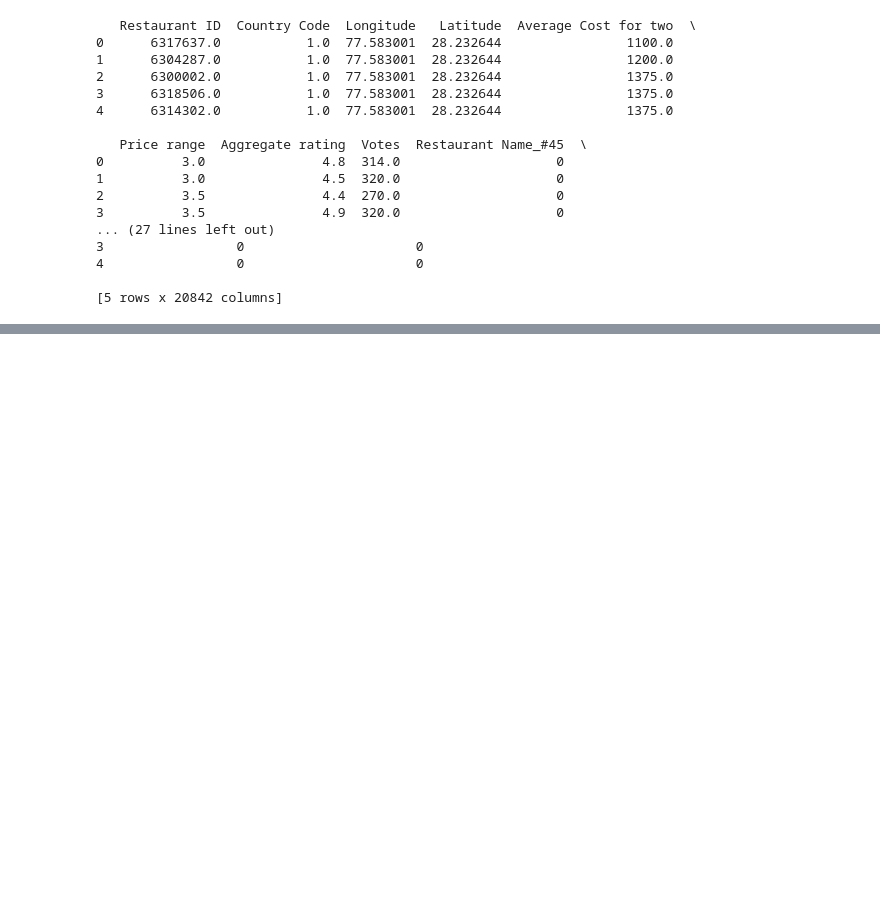
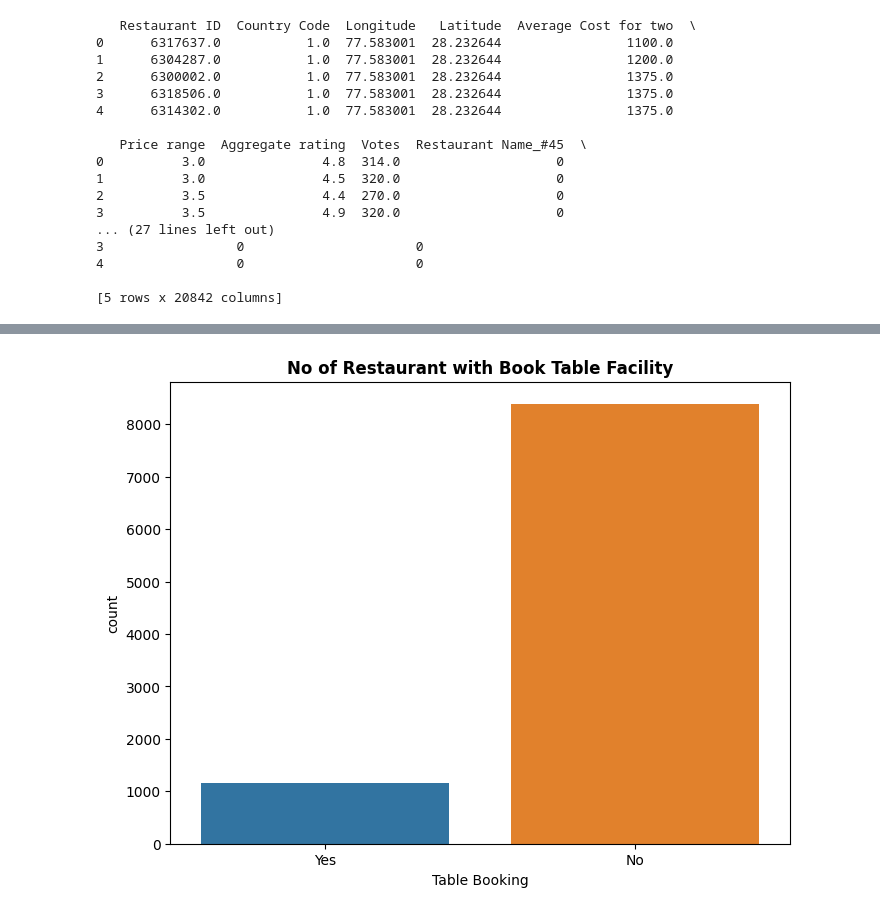
Before and after one commit to tanuushree/restaurant-ratings, a Jupyter notebook: restaurant_ratings.ipynb, the cells around one changed output, grey strips where cells are left out. Saved outputs shown, nothing was run; the diff lists cells and outputs as text; code cells hidden in the pictures; blank space fills up the shorter version.

```diff
--- a/restaurant_ratings.ipynb
+++ b/restaurant_ratings.ipynb
@@ -169,0 +206,9 @@ print(df_encoded.head())
+# %%
+plt.figure(figsize=(8, 6))
+vax = sns.countplot(data=df, x='Has Table booking')
+plt.title('No of Restaurant with Book Table Facility', weight='bold')
+plt.xlabel('Table Booking')
+
+plt.show()
+# %% [output]
+[figure, added]
```
Also changed, not shown: parts of 17 cells of this notebook.
